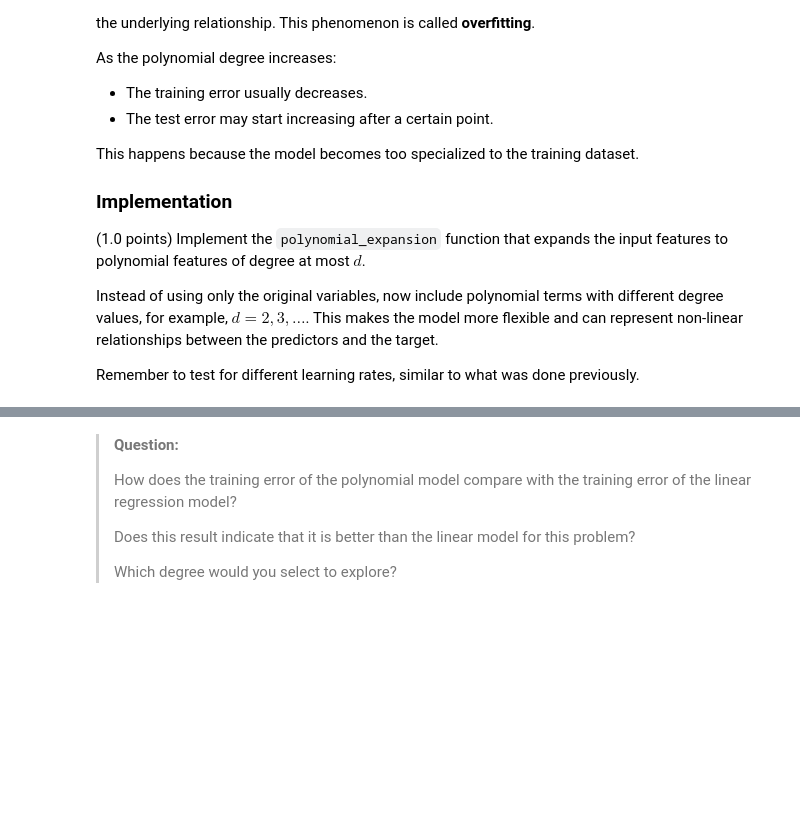
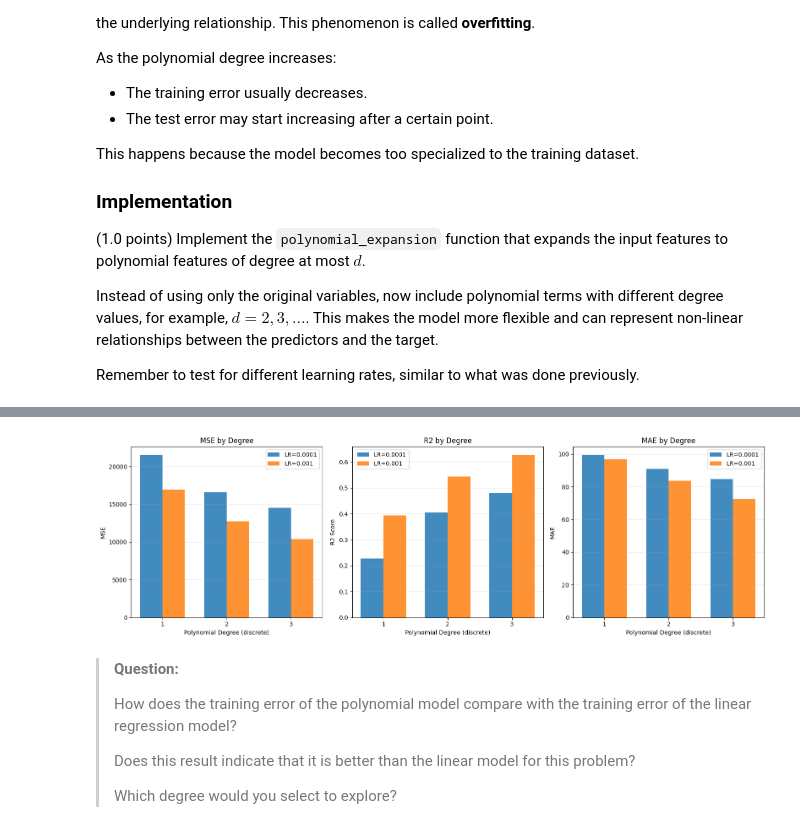
Before and after one commit to thidorta/mc886_bike-share, a Jupyter notebook: mc886_1s2026-assignment_1.ipynb, the cells around one changed output, grey strips where cells are left out. Drawn from its saved outputs; the diff is of its cells as text; code cells hidden in the pictures; blank space fills up the shorter version.

Commit message:
feat(notebook): update polynomial model selection workflow

```diff
--- a/mc886_1s2026-assignment_1.ipynb
+++ b/mc886_1s2026-assignment_1.ipynb
@@ -842,3 +988,60 @@ def polynomial_expansion(X: NDArray[np.float_], d: int) -> NDArray[np.float_]:
+# %%
+#PROMPT: Para cada um dos degrees e learning rates compare as diferentes métricas que calculamos.
+import pandas as pd
+
+results_df = pd.DataFrame(results_poly)
+
+degrees_sorted = sorted(degrees)
+lrs_sorted = sorted(lrs_poly)
+
+fig, axes = plt.subplots(1, 3, figsize=(16, 5))
+
+x = np.arange(len(degrees_sorted))
+bar_width = 0.35 if len(lrs_sorted) == 2 else 0.8 / max(len(lrs_sorted), 1)
+
+# Plot 1: MSE by degree (discrete x)
+for i, lr in enumerate(lrs_sorted):
+    lr_data = results_df[results_df["lr"] == lr][["degree", "mse"]].set_index("degree").reindex(degrees_sorted)
+    offset = (i - (len(lrs_sorted) - 1) / 2) * bar_width
+    axes[0].bar(x + offset, lr_data["mse"].fillna(0).values, width=bar_width, label=f"LR={lr}", alpha=0.85)
+axes[0].set_xticks(x)
+axes[0].set_xticklabels([str(d) for d in degrees_sorted])
+axes[0].set_xlabel("Polynomial Degree (discrete)")
+axes[0].set_ylabel("MSE")
+axes[0].set_title("MSE by Degree")
+axes[0].legend()
+axes[0].grid(axis="y", alpha=0.3)
+
+# Plot 2: R2 by degree (discrete x)
+for i, lr in enumerate(lrs_sorted):
+    lr_data = results_df[results_df["lr"] == lr][["degree", "r2"]].set_index("degree").reindex(degrees_sorted)
+    offset = (i - (len(lrs_sorted) - 1) / 2) * bar_width
+    axes[1].bar(x + offset, lr_data["r2"].fillna(0).values, width=bar_width, label=f"LR={lr}", alpha=0.85)
+axes[1].set_xticks(x)
+axes[1].set_xticklabels([str(d) for d in degrees_sorted])
+axes[1].set_xlabel("Polynomial Degree (discrete)")
+axes[1].set_ylabel("R2 Score")
+axes[1].set_title("R2 by Degree")
+axes[1].legend()
+axes[1].grid(axis="y", alpha=0.3)
+
+# Plot 3: MAE by degree (discrete x)
+for i, lr in enumerate(lrs_sorted):
+    lr_data = results_df[results_df["lr"] == lr][["degree", "mae"]].set_index("degree").reindex(degrees_sorted)
+    offset = (i - (len(lrs_sorted) - 1) / 2) * bar_width
+    axes[2].bar(x + offset, lr_data["mae"].fillna(0).values, width=bar_width, label=f"LR={lr}", alpha=0.85)
+axes[2].set_xticks(x)
+axes[2].set_xticklabels([str(d) for d in degrees_sorted])
+axes[2].set_xlabel("Polynomial Degree (discrete)")
+axes[2].set_ylabel("MAE")
+axes[2].set_title("MAE by Degree")
+axes[2].legend()
+axes[2].grid(axis="y", alpha=0.3)
+
+plt.tight_layout()
+plt.show()
+# %% [output]
+[figure, added]
 # %% [markdown]
 > **Question:**
 >
```
Also changed, not shown: parts of 20 cells of this notebook.
